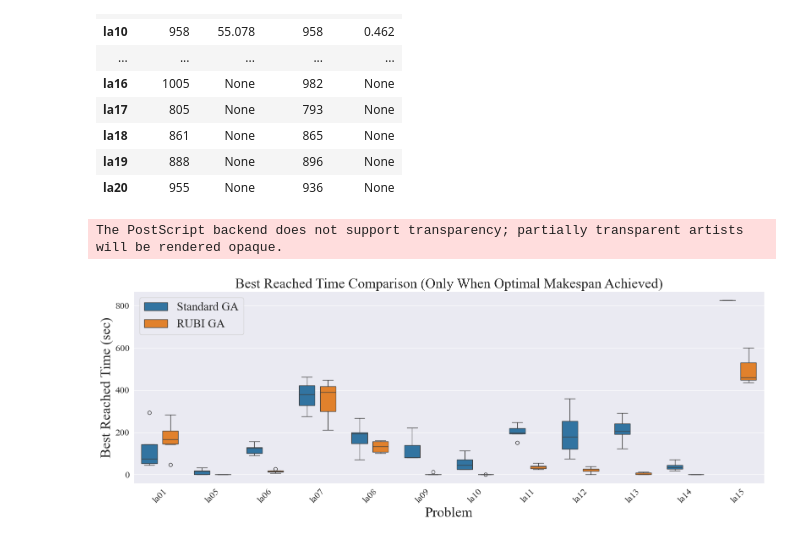
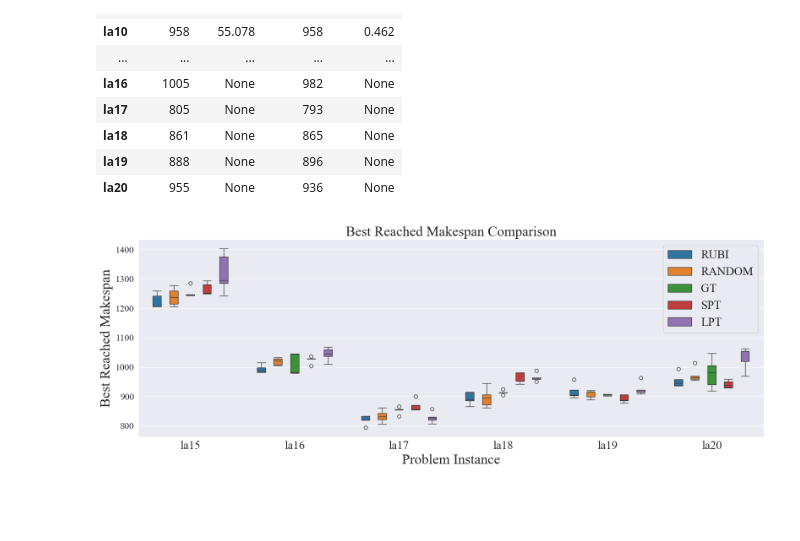
Before and after one commit to SNUPEL/2024_JSSP_GA, a Jupyter notebook: GAS/experiment.ipynb, the cells around one changed output. Drawn from its saved outputs; the diff is of its cells as text; code cells hidden in the pictures; blank space fills up the shorter version.

Commit message:
add figures

```diff
--- a/GAS/experiment.ipynb
+++ b/GAS/experiment.ipynb
@@ -100,11 +100,12 @@ plt.rc('ytick', labelsize=SMALL_SIZE)    # fontsize of the tick labels
 plt.rc('legend', fontsize=MEDIUM_SIZE)    # legend fontsize
 plt.rc('figure', titlesize=BIGGER_SIZE)  # fontsize of the figure title
 # CSV 파일 불러오기
-df = pd.read_csv("result_250114.csv")  # 실제 파일 경로로 수정 필요
+df = pd.read_csv("result_RANDOM_RUBI_SPT_LPT_GT.csv")  # 실제 파일 경로로 수정 필요
 
 # 문제 리스트 및 컬럼 초기화
 init_values = ['SGA_BM', 'SGA_BRT', 'RUBI_BM', 'RUBI_BRT']
-problem_values = [f"la{str(i).zfill(2)}" for i in range(1, 21)]
+problem_values = [f"la{str(i).zfill(2)}" for i in range(15, 21)]
+# problem_values = [f"la{str(i).zfill(2)}" for i in range(1, 21)]
 
 # 가정: optimal 값이 dictionary로 제공됨
 # 예: optimal = {"la01": 666, "la02": 655, ...}
@@ -117,46 +118,56 @@ optimal = {
 }
 
 # 시각화를 위한 리스트 저장
 plot_data = []
 
 for problem in problem_values:
-    for init in [0, 100]:  # 0: Standard GA, 100: RUBI
-        label = 'Standard GA' if init == 0 else 'RUBI GA'
+    for init in ['100', '0', 'GT', 'SPT', 'LPT']:  # 0: Standard GA, 100: RUBI
+        if init == '0' : label = 'RANDOM'
+        elif init == '100': label = 'RUBI'
+        else: label = init
+        # label = 'Standard GA' if init == 0 else 'RUBI GA'
         subset = df[(df['Problem'] == problem) & (df['Initialization'] == init)]
-
         # 해당 문제에서 optimal makespan에 도달한 subset만 필터링
-        optimal_set = subset[subset['Best Makespan'] == optimal[problem]]
         if problem != "la02":
-            if not optimal_set.empty:
-                for t in optimal_set['Best Reached Time']:
+            if not subset.empty:
+                for t in subset['Best Makespan']:
                     plot_data.append({
-                        'Problem': problem,
-                        'Time': t,
+                        'Problem Instance': problem,
+                        'Makespan': t,
                         'Method': label
                     })
+        # # 해당 문제에서 optimal makespan에 도달한 subset만 필터링
+        # optimal_set = subset[subset['Best Makespan'] == optimal[problem]]
+        # if problem != "la02":
+        #     if not optimal_set.empty:
+        #         for t in optimal_set['Best Reached Time']:
+        #             plot_data.append({
+        #                 'Problem': problem,
+        #                 'Time': t,
+        #                 'Method': label
+        #             })
 
 # DataFrame으로 변환
 plot_df = pd.DataFrame(plot_data)
 
 # Plot
 plt.figure(figsize=(16, 6))
-sns.boxplot(data=plot_df, x='Problem', y='Time', hue='Method', widths=0.3)
+sns.boxplot(data=plot_df, x='Problem Instance', y='Makespan', hue='Method', widths=0.08)
 
 """
 
             sns.boxplot(x='Mode', y=metric, data=subset, ax=axes[x[i],y[i]],
                         order=modes, widths=0.5, patch_artist=True,
                         boxprops=dict(facecolor=colors[j]),
                         medianprops=dict(color='k'))
 """
-plt.title("Best Reached Time Comparison (Only When Optimal Makespan Achieved)")
-plt.ylabel("Best Reached Time (sec)")
-plt.xticks(rotation=45)
+plt.title("Best Reached Makespan Comparison", fontsize=BIGGER_SIZE)
+plt.ylabel("Best Reached Makespan")
+plt.xticks(fontsize=MEDIUM_SIZE)
 plt.legend()
 plt.tight_layout()
-plt.savefig('Comparison.eps')
-# plt.savefig('Comparison.png',dpi=300)
+# plt.savefig('Comparison.eps')
+plt.savefig('Comparison_makespan.png',dpi=300)
 # plt.show()
 # %% [output]
-The PostScript backend does not support transparency; partially transparent artists will be rendered opaque.
-[figure, old version]
+[figure, new version]
```
Also changed, not shown: parts of 1 cell of this notebook, 8 other files.
